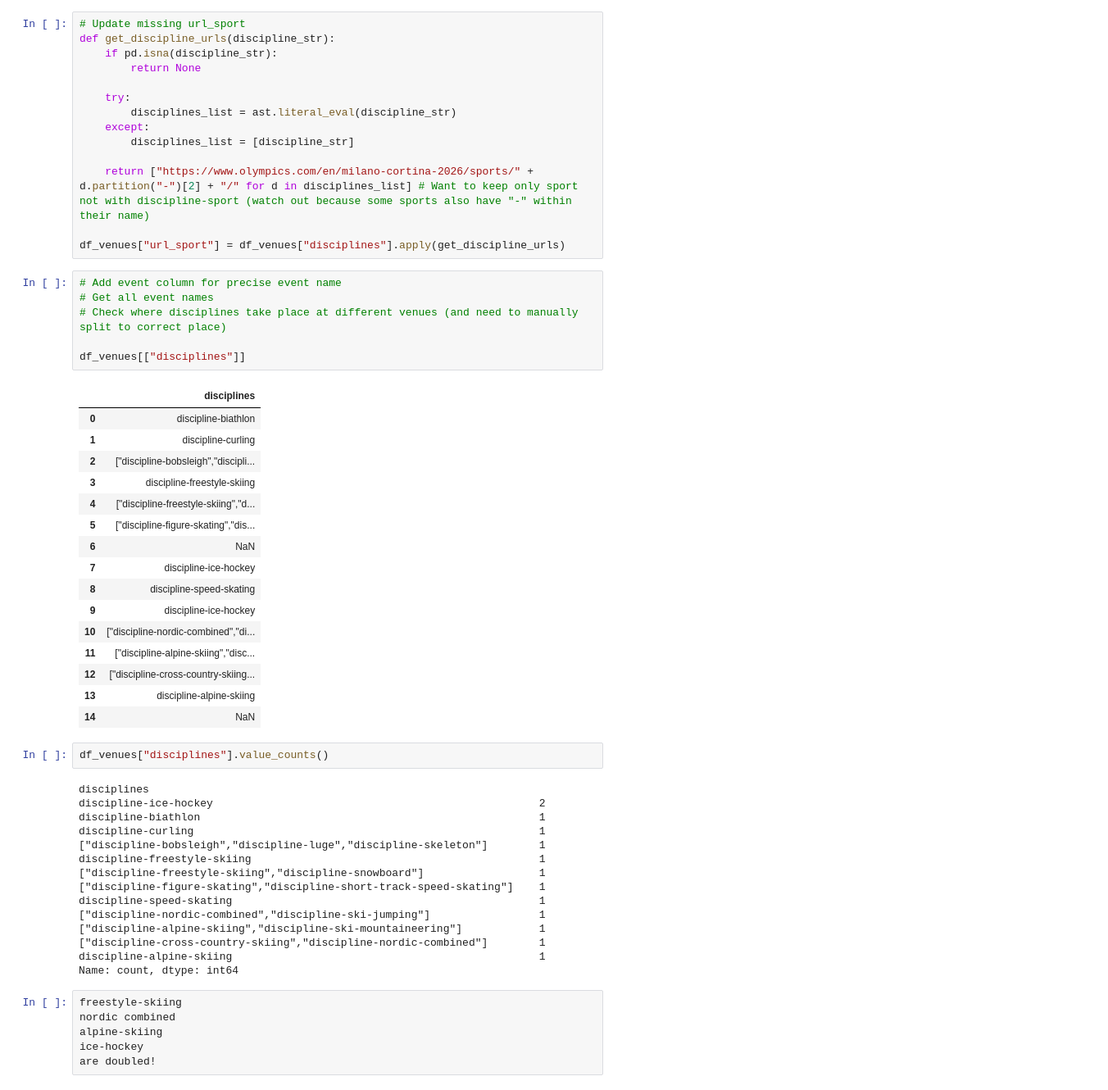
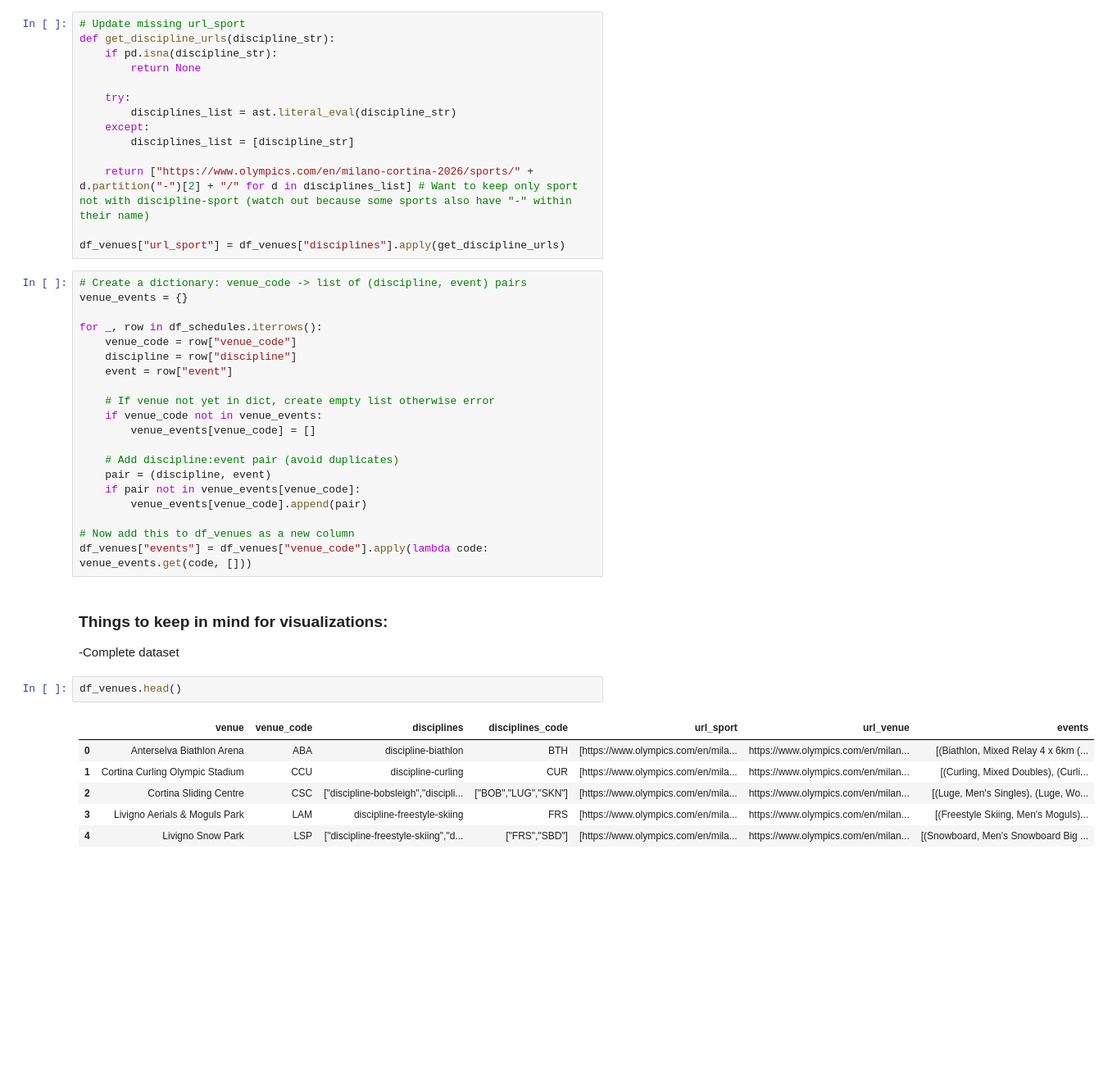
Before and after one commit to com-480-data-visualization/VizLaLune, a Jupyter notebook: DataPreprocessing/PREPROCESSING_Milan_Cortina_2026_Olympic_Winter_Games.ipynb, the cells around one changed output. Shown at 82% size. Saved outputs shown, nothing was run; the diff lists cells and outputs as text; blank space fills up the shorter version.

```diff
--- a/DataPreprocessing/PREPROCESSING_Milan_Cortina_2026_Olympic_Winter_Games.ipynb
+++ b/DataPreprocessing/PREPROCESSING_Milan_Cortina_2026_Olympic_Winter_Games.ipynb
@@ -419,48 +414,35 @@ def get_discipline_urls(discipline_str):
 
 df_venues["url_sport"] = df_venues["disciplines"].apply(get_discipline_urls)
 # %%
-# Add event column for precise event name
-# Get all event names
-# Check where disciplines take place at different venues (and need to manually split to correct place)
+# Create a dictionary: venue_code -> list of (discipline, event) pairs
+venue_events = {}
 
-df_venues[["disciplines"]]
+for _, row in df_schedules.iterrows():
+    venue_code = row["venue_code"]
+    discipline = row["discipline"]
+    event = row["event"]
+
+    # If venue not yet in dict, create empty list otherwise error
+    if venue_code not in venue_events:
+        venue_events[venue_code] = []
+
+    # Add discipline:event pair (avoid duplicates)
+    pair = (discipline, event)
+    if pair not in venue_events[venue_code]:
+        venue_events[venue_code].append(pair)
+
+# Now add this to df_venues as a new column
+df_venues["events"] = df_venues["venue_code"].apply(lambda code: venue_events.get(code, []))
-# %% [output]
-|  | disciplines |
-| 0 | discipline-biathlon |
-| 1 | discipline-curling |
-| 2 | ["discipline-bobsleigh","discipli... |
-| 3 | discipline-freestyle-skiing |
-| 4 | ["discipline-freestyle-skiing","d... |
-| 5 | ["discipline-figure-skating","dis... |
-| 6 | NaN |
-| 7 | discipline-ice-hockey |
-| 8 | discipline-speed-skating |
-| 9 | discipline-ice-hockey |
-| 10 | ["discipline-nordic-combined","di... |
-| 11 | ["discipline-alpine-skiing","disc... |
-| 12 | ["discipline-cross-country-skiing... |
-| 13 | discipline-alpine-skiing |
-| 14 | NaN |
-# %%
-df_venues["disciplines"].value_counts()
-# %% [output]
-disciplines
-discipline-ice-hockey                                                   2
-discipline-biathlon                                                     1
-discipline-curling                                                      1
-["discipline-bobsleigh","discipline-luge","discipline-skeleton"]        1
-discipline-freestyle-skiing                                             1
-["discipline-freestyle-skiing","discipline-snowboard"]                  1
-["discipline-figure-skating","discipline-short-track-speed-skating"]    1
-discipline-speed-skating                                                1
-["discipline-nordic-combined","discipline-ski-jumping"]                 1
-["discipline-alpine-skiing","discipline-ski-mountaineering"]            1
-["discipline-cross-country-skiing","discipline-nordic-combined"]        1
-discipline-alpine-skiing                                                1
-Name: count, dtype: int64
-# %%
-freestyle-skiing
-nordic combined
-alpine-skiing
-ice-hockey
-are doubled!
+# %% [markdown]
+### Things to keep in mind for visualizations:
+
+-Complete dataset
+# %%
+df_venues.head()
+# %% [output]
+|  | venue | venue_code | disciplines | disciplines_code | url_sport | url_venue | events |
+| 0 | Anterselva Biathlon Arena | ABA | discipline-biathlon | BTH | [https://www.olympics.com/en/mila... | https://www.olympics.com/en/milan... | [(Biathlon, Mixed Relay 4 x 6km (... |
+| 1 | Cortina Curling Olympic Stadium | CCU | discipline-curling | CUR | [https://www.olympics.com/en/mila... | https://www.olympics.com/en/milan... | [(Curling, Mixed Doubles), (Curli... |
+| 2 | Cortina Sliding Centre | CSC | ["discipline-bobsleigh","discipli... | ["BOB","LUG","SKN"] | [https://www.olympics.com/en/mila... | https://www.olympics.com/en/milan... | [(Luge, Men's Singles), (Luge, Wo... |
+| 3 | Livigno Aerials & Moguls Park | LAM | discipline-freestyle-skiing | FRS | [https://www.olympics.com/en/mila... | https://www.olympics.com/en/milan... | [(Freestyle Skiing, Men's Moguls)... |
+| 4 | Livigno Snow Park | LSP | ["discipline-freestyle-skiing","d... | ["FRS","SBD"] | [https://www.olympics.com/en/mila... | https://www.olympics.com/en/milan... | [(Snowboard, Men's Snowboard Big ... |
```
Also changed, not shown: parts of 9 cells of this notebook, 4 other files.
